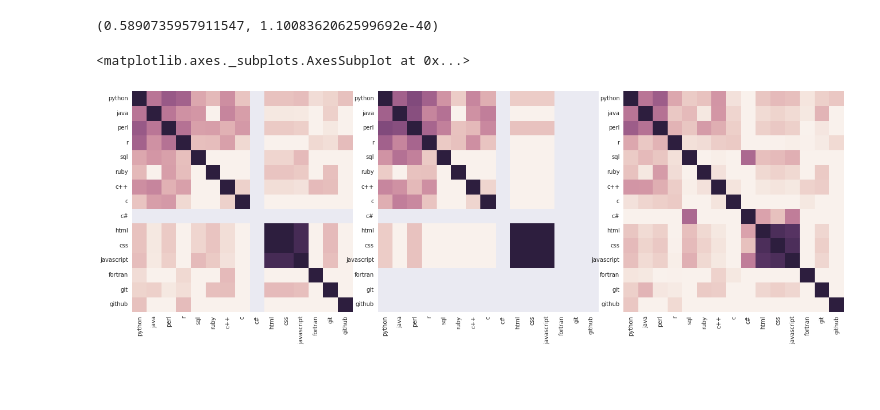
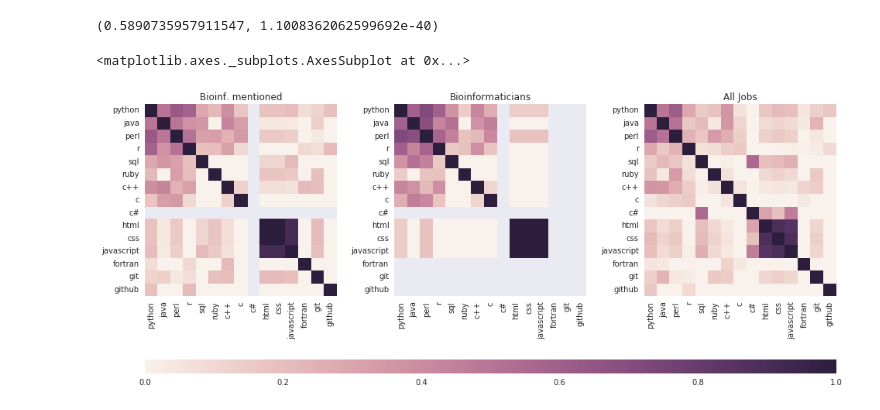
Before and after one commit to Cojabi/nat_sci_job, a Jupyter notebook: Evaluation of Scientific Job Adds.ipynb, the cells around one changed output. Cells and saved outputs as stored; diff of their text form; code cells hidden in the pictures; blank space fills up the shorter version.

Commit message:
Optimization of the Heatmap

```diff
--- a/Evaluation of Scientific Job Adds.ipynb
+++ b/Evaluation of Scientific Job Adds.ipynb
@@ -258,20 +258,34 @@ pearsonr(mentioned_bioinf['r'], mentioned_bioinf['python'])
 (0.5890735957911547, 1.1008362062599692e-40)
 # %%
 import seaborn as sns
+import matplotlib.gridspec as gridspec
 
 # Compute the correlation between all languages
 lang_corr_m = mentioned_bioinf.corr(method='pearson')
 lang_corr_b = bioinf.corr(method='pearson')
 lang_corr_a = all_jobs.corr(method='pearson')
 
 # Set up the matplotlib figure
-f, axes = plt.subplots(1,3, figsize=(18, 6))
-f.tight_layout()
+gs = gridspec.GridSpec(2, 3, height_ratios=[0.95,0.03])
+ax1 = plt.subplot(gs[0, 0])
+ax2 = plt.subplot(gs[0, 1])
+ax3 = plt.subplot(gs[0, 2])
+ax4 = plt.subplot(gs[1, :])
+
+plt.subplots_adjust(wspace=0.3, hspace=-0.25)
+f = plt.gcf()
+f.set_size_inches(16, 9)
 
 # Draw the heatmap using seaborn
-sns.heatmap(lang_corr_m, ax = axes[0], vmin = 0, cbar = False, square=True)
-sns.heatmap(lang_corr_b, ax = axes[1], vmin = 0, cbar = False, square=True)
-sns.heatmap(lang_corr_a, ax = axes[2], vmin = 0, cbar = False, square=True)
+ax1.set_title('Bioinf. mentioned')
+sns.heatmap(lang_corr_m, ax = ax1, vmin = 0, cbar = False, square=True)
+
+ax2.set_title('Bioinformaticians')
+sns.heatmap(lang_corr_b, ax = ax2, vmin = 0, cbar = False, square=True)
+
+ax3.set_title('All Jobs')
+sns.heatmap(lang_corr_a, ax = ax3, vmin = 0, square=True,
+            cbar_ax=ax4, cbar_kws={"orientation": "horizontal"})
 # %% [output]
 <matplotlib.axes._subplots.AxesSubplot at 0x...>
-[figure, old version]
+[figure, new version]
```
